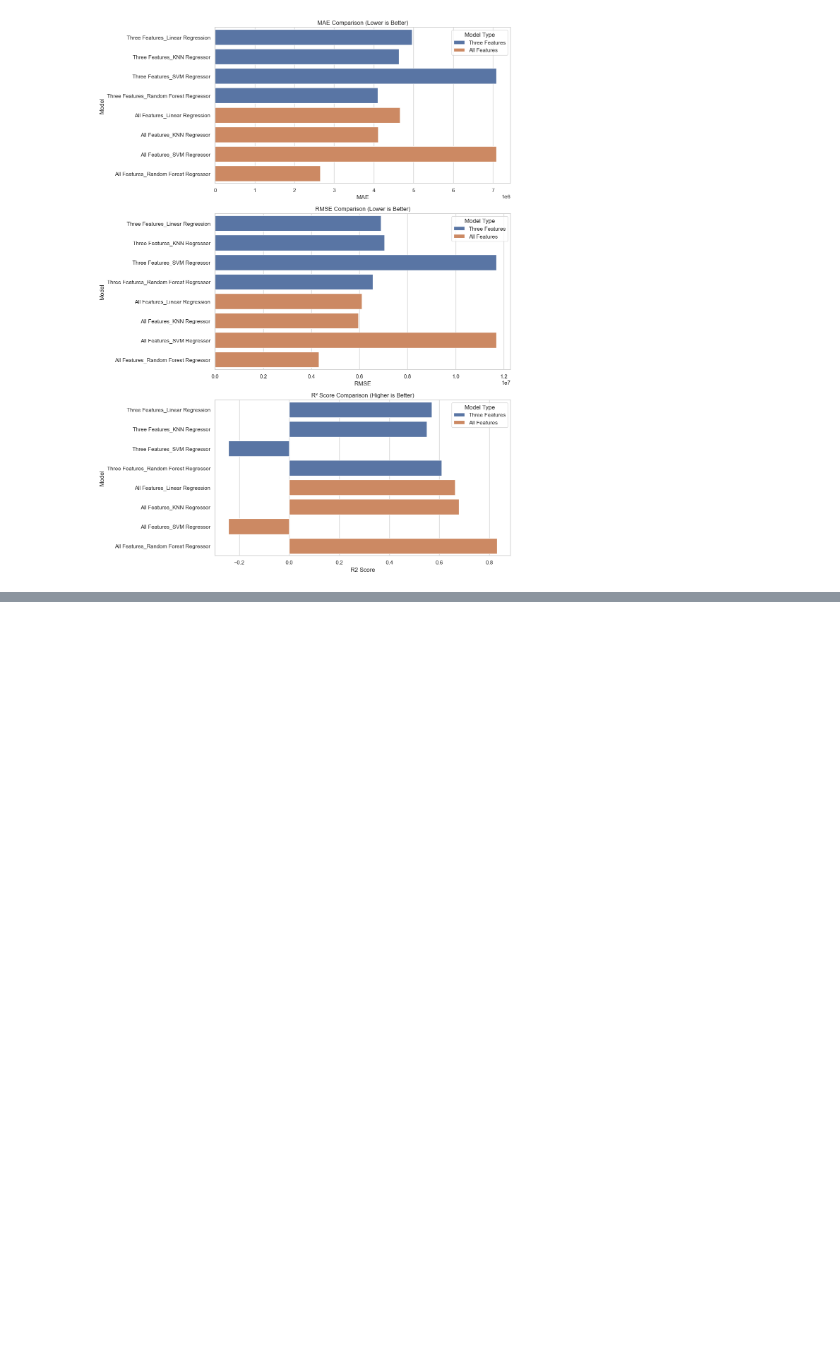
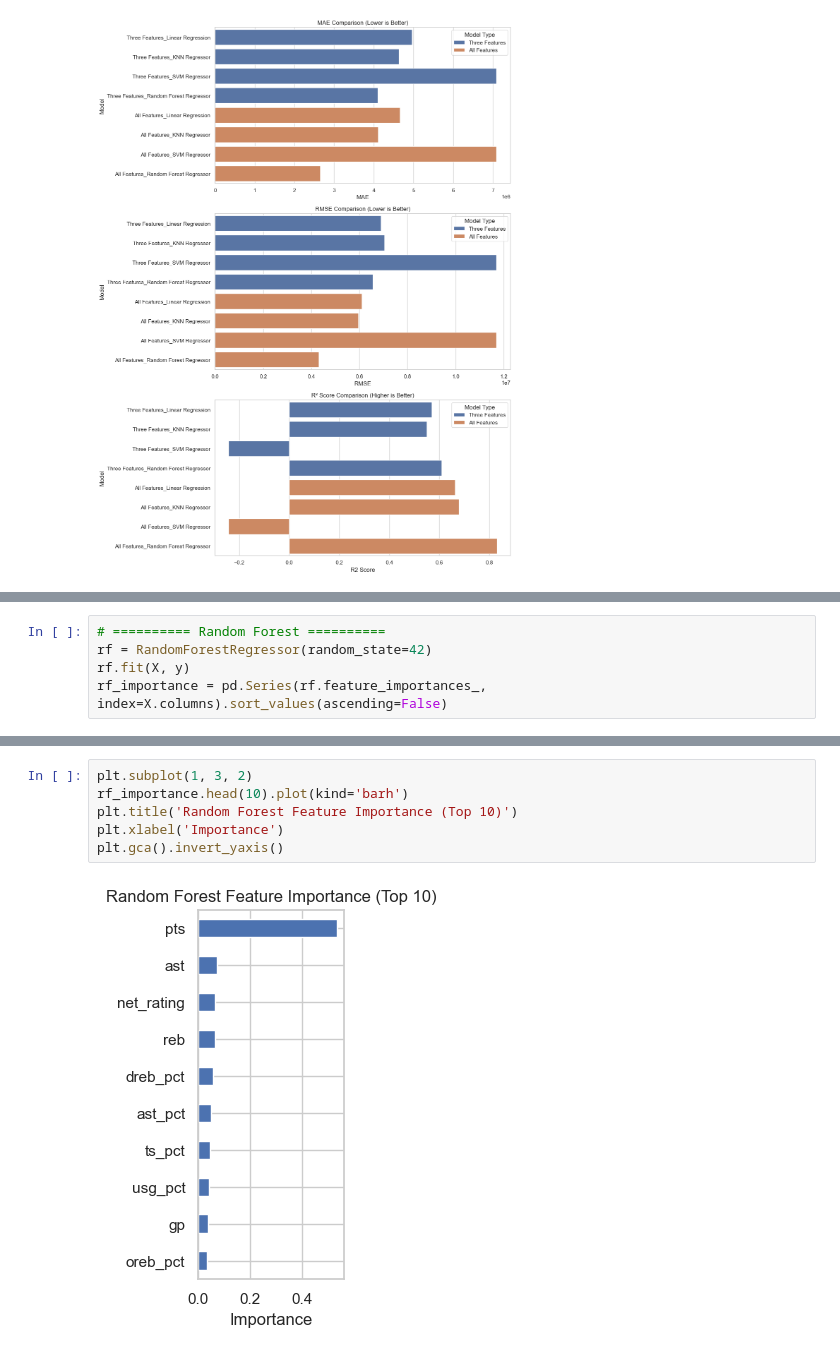
Before and after one commit to Ruiqi-Qian/NBA, a Jupyter notebook: model/Model.ipynb, the cells around one changed output, grey strips where cells are left out. Cells and saved outputs as stored; diff of their text form; blank space fills up the shorter version.

```diff
--- a/model/Model.ipynb
+++ b/model/Model.ipynb
@@ -152,0 +200,5 @@ plt.show()
+# %%
+# ========== Random Forest ==========
+rf = RandomForestRegressor(random_state=42)
+rf.fit(X, y)
+rf_importance = pd.Series(rf.feature_importances_, index=X.columns).sort_values(ascending=False)
@@ -152,0 +221,8 @@ plt.show()
+# %%
+plt.subplot(1, 3, 2)
+rf_importance.head(10).plot(kind='barh')
+plt.title('Random Forest Feature Importance (Top 10)')
+plt.xlabel('Importance')
+plt.gca().invert_yaxis()
+# %% [output]
+[figure, added]
```
Also changed, not shown: parts of 11 cells of this notebook, 10 other files.
